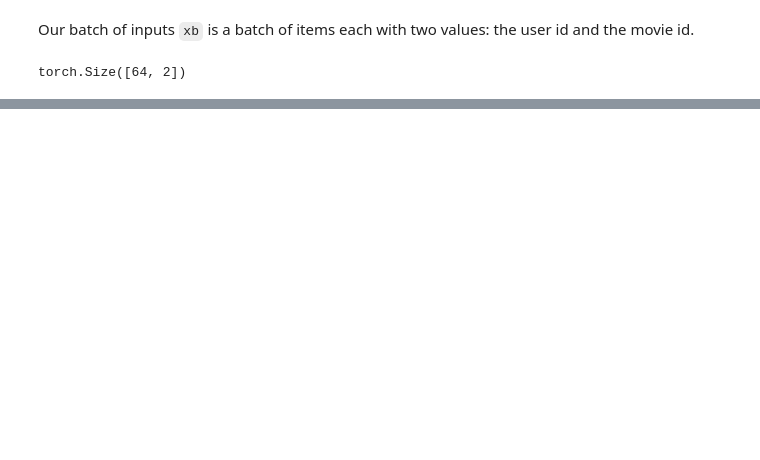
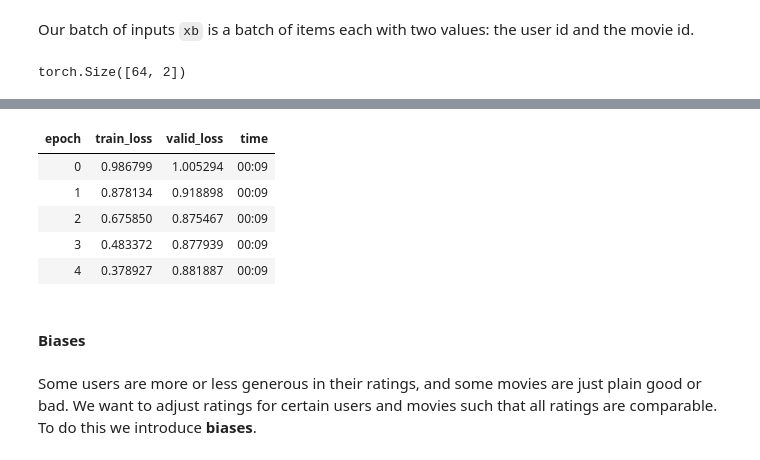
Before and after one commit to dqna64/fastbook-experimental, a Jupyter notebook: 08-1.ipynb, the cells around one changed output, grey strips where cells are left out. Saved outputs shown, nothing was run; the diff lists cells and outputs as text; code cells hidden in the pictures; blank space fills up the shorter version.

Commit message:
Embedding module

```diff
--- a/08-1.ipynb
+++ b/08-1.ipynb
@@ -126,0 +149,26 @@ torch.Size([64, 2])
+# %%
+class DotProduct(Module):
+    def __init__(self, n_users, n_movies, n_factors, y_range=(0,5.5)):
+        self.user_factors = Embedding(n_users, n_factors)
+        self.movie_factors = Embedding(n_movies, n_factors)
+        self.y_range = y_range
+
+    def forward(self, x):
+        users = self.user_factors(x[:,0])
+        movies = self.movie_factors(x[:,1])
+        return sigmoid_range((users * movies).sum(dim=1), *self.y_range)
+# %%
+model = DotProduct(n_users, n_movies, 50)
+learn = Learner(dataloaders, model, loss_func=MSELossFlat())
+learn.fit_one_cycle(5, 5e-3)
+# %% [output]
+| epoch | train_loss | valid_loss | time |
+| 0 | 0.986799 | 1.005294 | 00:09 |
+| 1 | 0.878134 | 0.918898 | 00:09 |
+| 2 | 0.675850 | 0.875467 | 00:09 |
+| 3 | 0.483372 | 0.877939 | 00:09 |
+| 4 | 0.378927 | 0.881887 | 00:09 |
+# %% [markdown]
+#### Biases
+# %% [markdown]
+Some users are more or less generous in their ratings, and some movies are just plain good or bad. We want to adjust ratings for certain users and movies such that all ratings are comparable. To do this we introduce **biases**.
```
Also changed, not shown: parts of 26 cells of this notebook.
